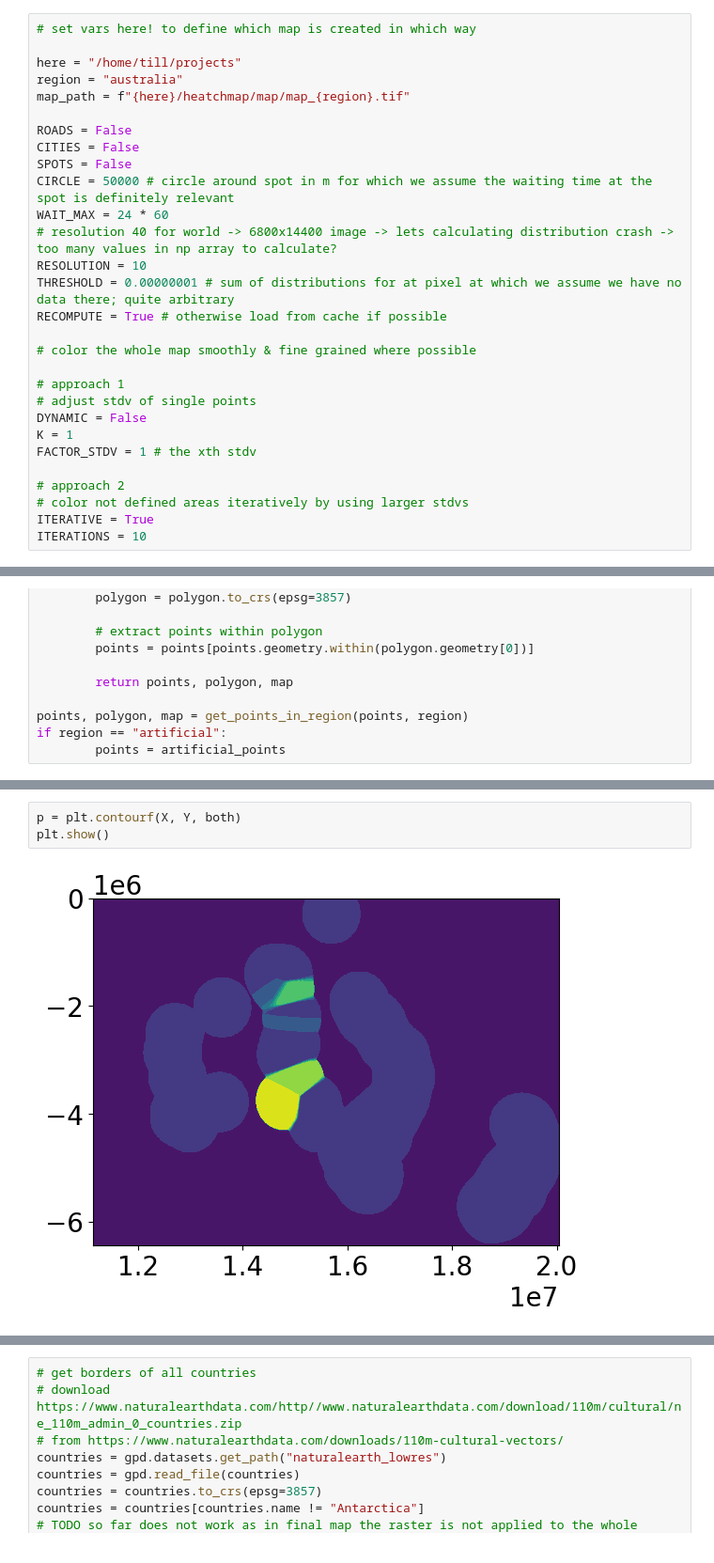
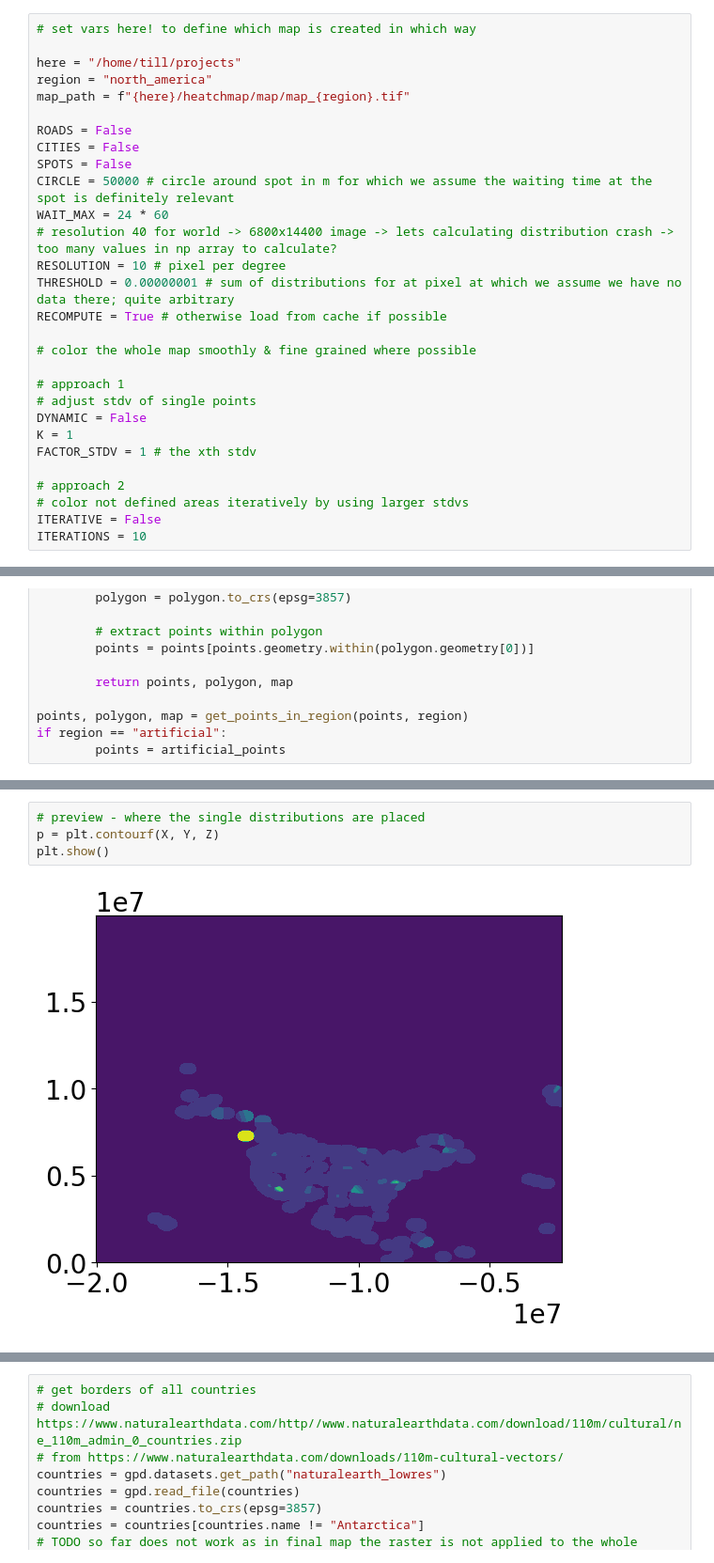
Before and after one commit to tillwenke/heatchmap, a Jupyter notebook: map/map_gpd_rasterio.ipynb, the cells around one changed output, grey strips where cells are left out. Shown at 94% size. Saved outputs shown, nothing was run; the diff lists cells and outputs as text.

```diff
--- a/map/map_gpd_rasterio.ipynb
+++ b/map/map_gpd_rasterio.ipynb
@@ -33,7 +33,7 @@ pd.set_option('display.max_columns', 500)
 # set vars here! to define which map is created in which way
 
 here = "/home/till/projects"
-region = "australia"
+region = "north_america"
 map_path = f"{here}/heatchmap/map/map_{region}.tif"
 
 ROADS = False
@@ -42,7 +42,7 @@ SPOTS = False
 CIRCLE = 50000 # circle around spot in m for which we assume the waiting time at the spot is definitely relevant
 WAIT_MAX = 24 * 60
 # resolution 40 for world -> 6800x14400 image -> lets calculating distribution crash -> too many values in np array to calculate?
-RESOLUTION = 10
+RESOLUTION = 10 # pixel per degree
 THRESHOLD = 0.00000001 # sum of distributions for at pixel at which we assume we have no data there; quite arbitrary
 RECOMPUTE = True # otherwise load from cache if possible
 
@@ -56,7 +56,7 @@ FACTOR_STDV = 1 # the xth stdv
 
 # approach 2
 # color not defined areas iteratively by using larger stdvs
-ITERATIVE = True
+ITERATIVE = False
 ITERATIONS = 10
 # %%
 
@@ -403,5 +290,6 @@ else:
 # %%
-p = plt.contourf(X, Y, both)
+# preview - where the single distributions are placed
+p = plt.contourf(X, Y, Z)
 plt.show()
 # %% [output]
-[figure, old version]
+[figure, new version]
```
Also changed, not shown: parts of 11 cells of this notebook, 2 other files.
